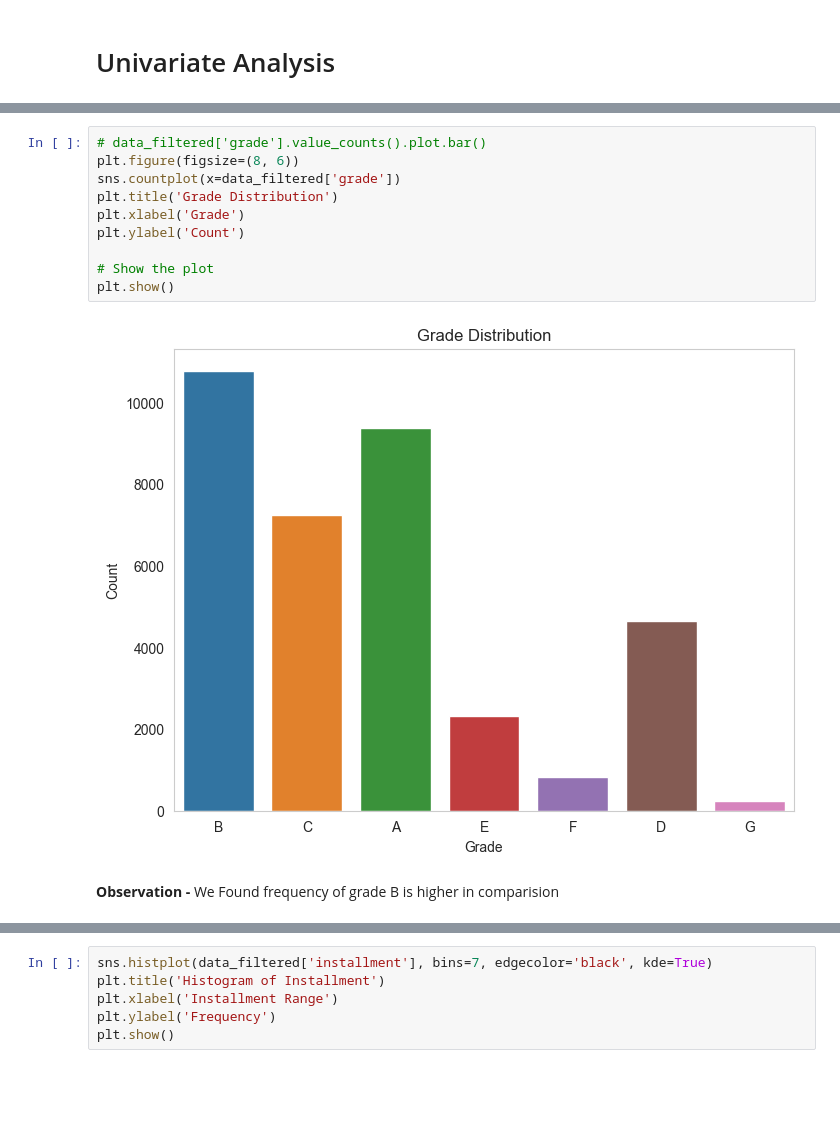
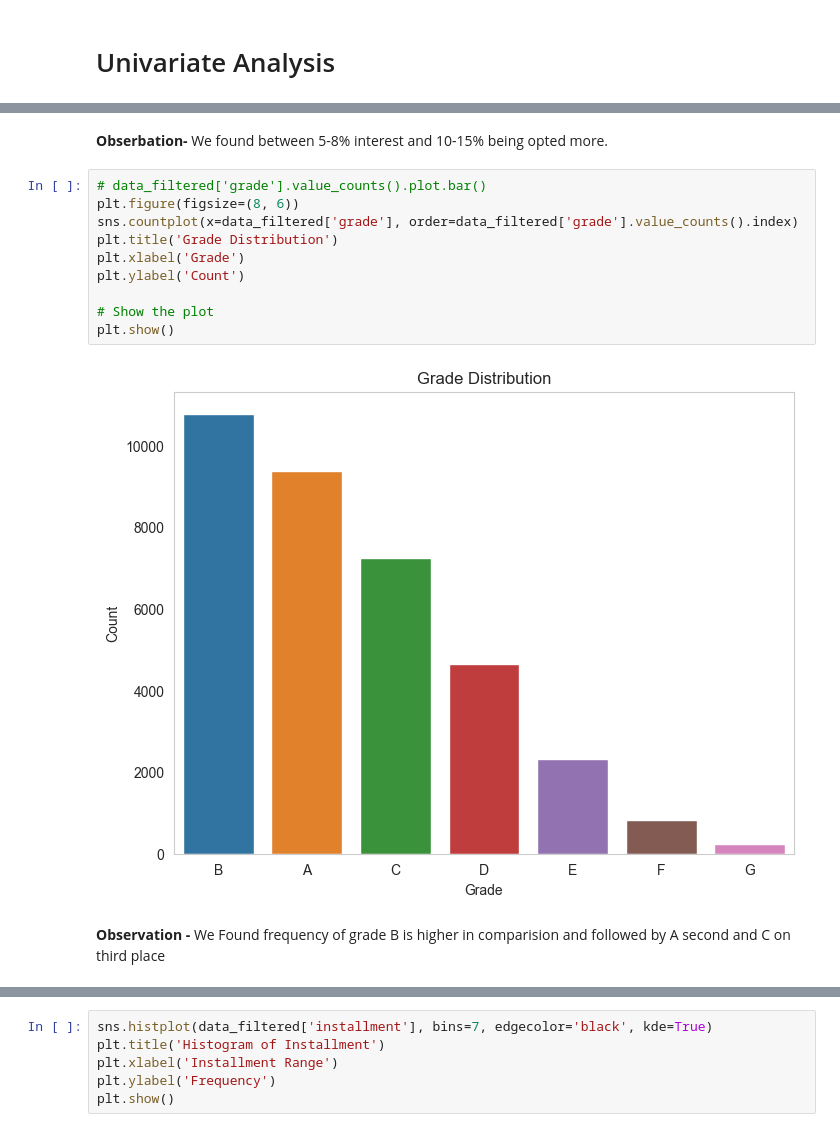
Before and after one commit to VishalVema/lendingclubcasestudy, a Jupyter notebook: lending club.ipynb, the cells around one changed output, grey strips where cells are left out. Cells and saved outputs as stored; diff of their text form; blank space fills up the shorter version.

```diff
--- a/lending club.ipynb
+++ b/lending club.ipynb
@@ -456,17 +479,19 @@ data_filtered['installment'] = data_filtered[data_filtered['installment'] <= dat
+# %% [markdown]
+<b> Obserbation- </b> We found between 5-8% interest and 10-15% being opted more.
 # %%
 # data_filtered['grade'].value_counts().plot.bar()
 plt.figure(figsize=(8, 6))
-sns.countplot(x=data_filtered['grade'])
+sns.countplot(x=data_filtered['grade'], order=data_filtered['grade'].value_counts().index)
 plt.title('Grade Distribution')
 plt.xlabel('Grade')
 plt.ylabel('Count')
 
 # Show the plot
 plt.show()
 # %% [output]
-[figure, old version]
+[figure, new version]
 # %% [markdown]
-<b>Observation -</b> We Found frequency of grade B is higher in comparision
+<b>Observation -</b> We Found frequency of grade B is higher in comparision and followed by A second and C on third place
 # %%
 # data_filtered['dti'].plot.hist(xlabel='Debt to Interest Ratio')
 # create bins by percentage
```
Also changed, not shown: parts of 61 cells of this notebook.
